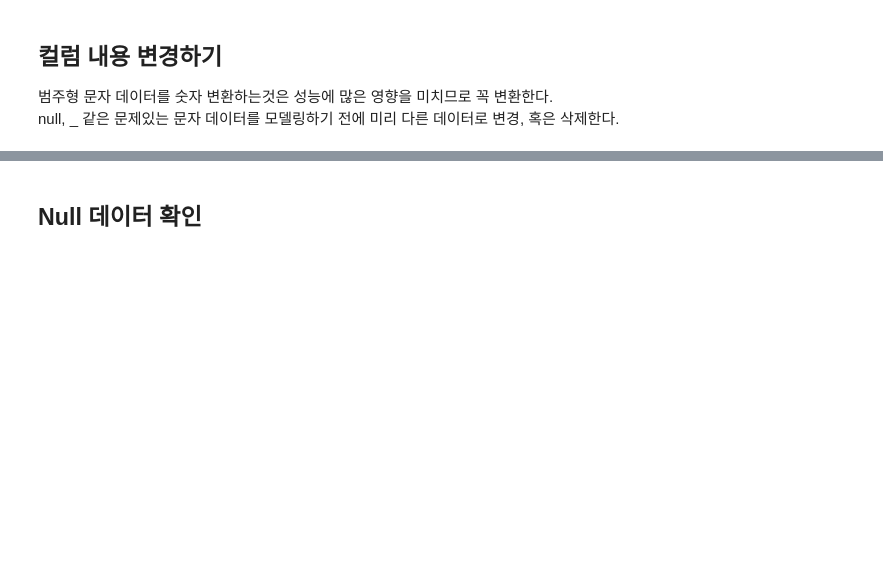
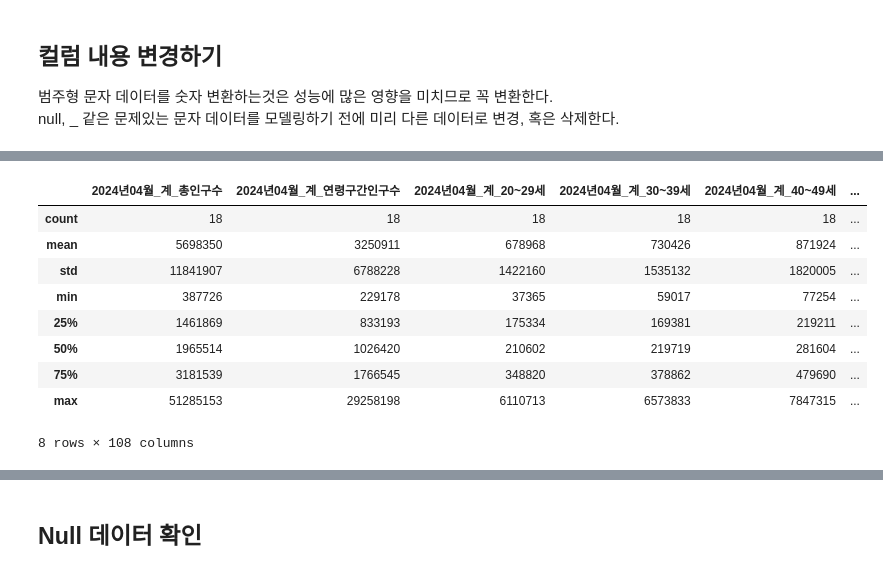
Before and after one commit to HyeonjiKim-edu/DataAnalysis, a Jupyter notebook: 25_파이썬데이터분석_실습_.ipynb, the cells around one changed output, grey strips where cells are left out. Saved outputs shown, nothing was run; the diff lists cells and outputs as text; code cells hidden in the pictures; blank space fills up the shorter version.

```diff
--- a/25_파이썬데이터분석_실습_.ipynb
+++ b/25_파이썬데이터분석_실습_.ipynb
@@ -155,0 +170,6 @@ null, _ 같은 문제있는 문자 데이터를 모델링하기 전에 미리
+# %%
+# 수치 내 컴마 제거
+convert_num = df.columns.difference(['행정구역'])
+
+# 콤마 제거 후 숫자로 변환
+df[convert_num] = df[convert_num].replace(',', '', regex=True).apply(pd.to_numeric, errors='coerce').astype(int)
@@ -155,0 +191,17 @@ null, _ 같은 문제있는 문자 데이터를 모델링하기 전에 미리
+# %%
+# 지수 표기법 대신 일반 숫자 형식으로 출력 설정
+pd.options.display.float_format = '{:.0f}'.format  # 정수로 표시
+
+# describe 출력
+df.describe()
+# %% [output]
+|  | 2024년04월_계_총인구수 | 2024년04월_계_연령구간인구수 | 2024년04월_계_20~29세 | 2024년04월_계_30~39세 | 2024년04월_계_40~49세 | ... |
+| count | 18 | 18 | 18 | 18 | 18 | ... |
+| mean | 5698350 | 3250911 | 678968 | 730426 | 871924 | ... |
+| std | 11841907 | 6788228 | 1422160 | 1535132 | 1820005 | ... |
+| min | 387726 | 229178 | 37365 | 59017 | 77254 | ... |
+| 25% | 1461869 | 833193 | 175334 | 169381 | 219211 | ... |
+| 50% | 1965514 | 1026420 | 210602 | 219719 | 281604 | ... |
+| 75% | 3181539 | 1766545 | 348820 | 378862 | 479690 | ... |
+| max | 51285153 | 29258198 | 6110713 | 6573833 | 7847315 | ... |
+8 rows × 108 columns
```
Also changed, not shown: parts of 15 cells of this notebook.
